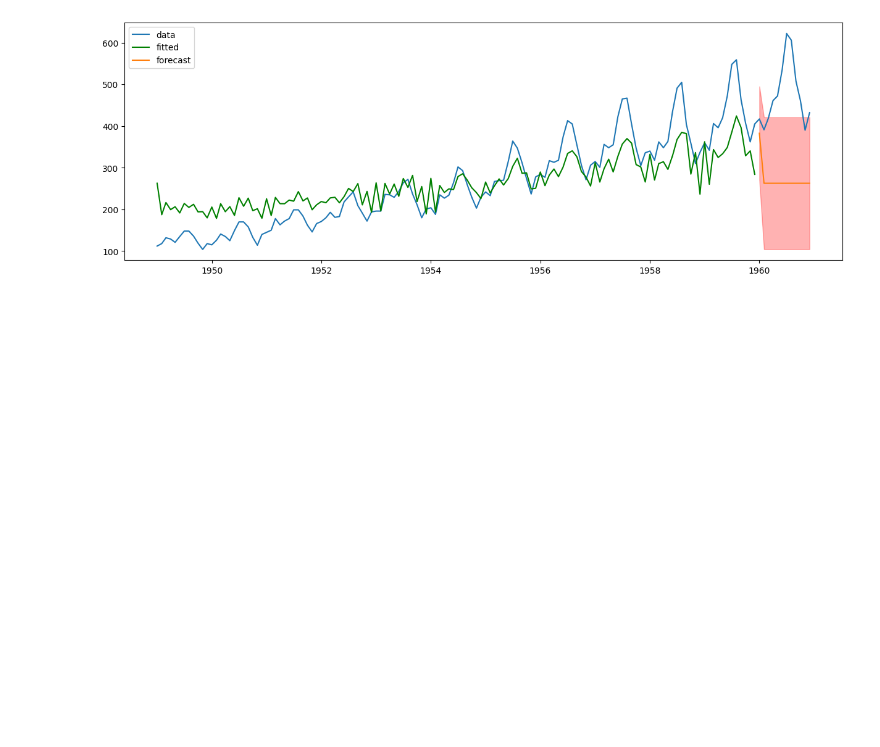
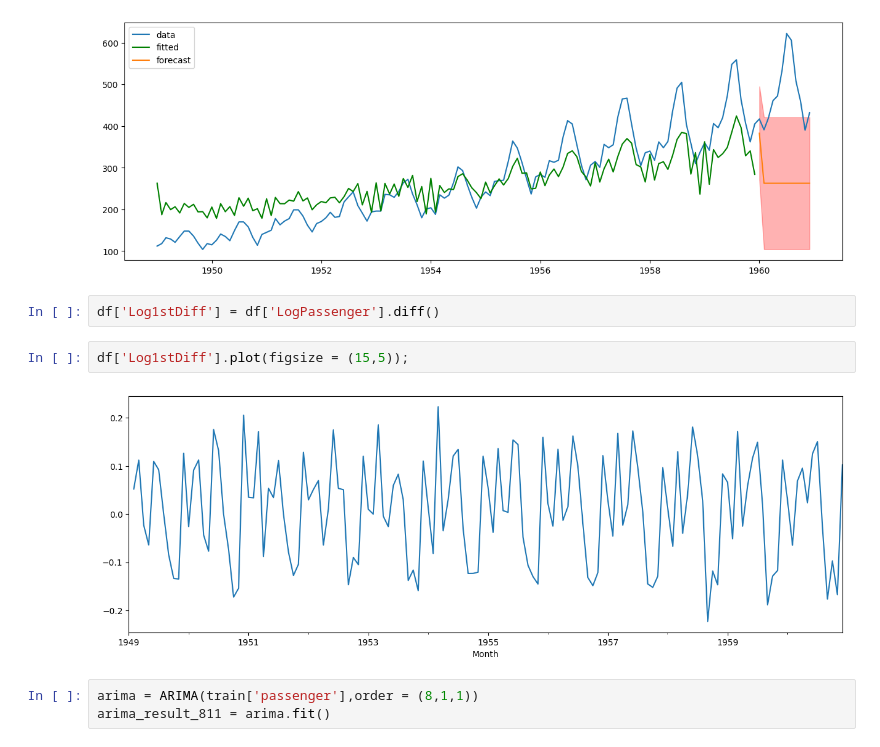
Before and after one commit to yeesem/Time-Series-Data-Analysis, a Jupyter notebook: ARIMA_2.ipynb, the cells around one changed output. Drawn from its saved outputs; the diff is of its cells as text; blank space fills up the shorter version.

```diff
--- a/ARIMA_2.ipynb
+++ b/ARIMA_2.ipynb
@@ -151,3 +151,12 @@ arima_result = arima.fit()
 plot_fit_and_forecast(arima_result)
 # %% [output]
 [figure]
+# %%
+df['Log1stDiff'] = df['LogPassenger'].diff()
+# %%
+df['Log1stDiff'].plot(figsize = (15,5));
+# %% [output]
+[figure, added]
+# %%
+arima = ARIMA(train['passenger'],order = (8,1,1))
+arima_result_811 = arima.fit()
```
Also changed, not shown: parts of 3 cells of this notebook.
